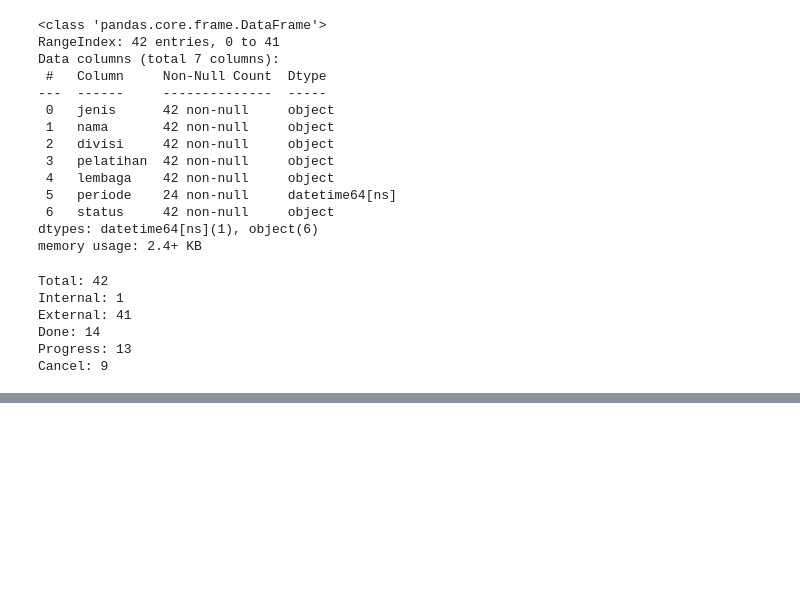
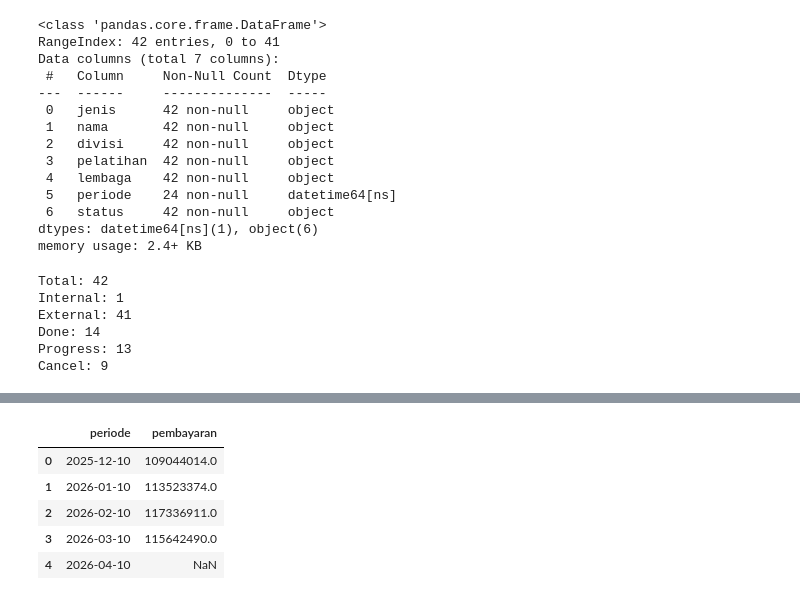
Before and after one commit to AryaaaSyaifuddin/Data-HR-for-Dashboard, a Jupyter notebook: test_data.ipynb, the cells around one changed output, grey strips where cells are left out. Saved outputs shown, nothing was run; the diff lists cells and outputs as text; code cells hidden in the pictures; blank space fills up the shorter version.

```diff
--- a/test_data.ipynb
+++ b/test_data.ipynb
@@ -284,0 +329,17 @@ Cancel: 9
+# %%
+df_kesehatan = pd.read_excel(
+    FILE_PATH,
+    sheet_name="BPJS",
+    usecols="G:H"
+)
+
+df_kesehatan.columns = ["periode", "pembayaran"]
+
+df_kesehatan.head()
+# %% [output]
+|  | periode | pembayaran |
+| 0 | 2025-12-10 | 109044014.0 |
+| 1 | 2026-01-10 | 113523374.0 |
+| 2 | 2026-02-10 | 117336911.0 |
+| 3 | 2026-03-10 | 115642490.0 |
+| 4 | 2026-04-10 | NaN |
```
Also changed, not shown: parts of 6 cells of this notebook, 2 other files.
